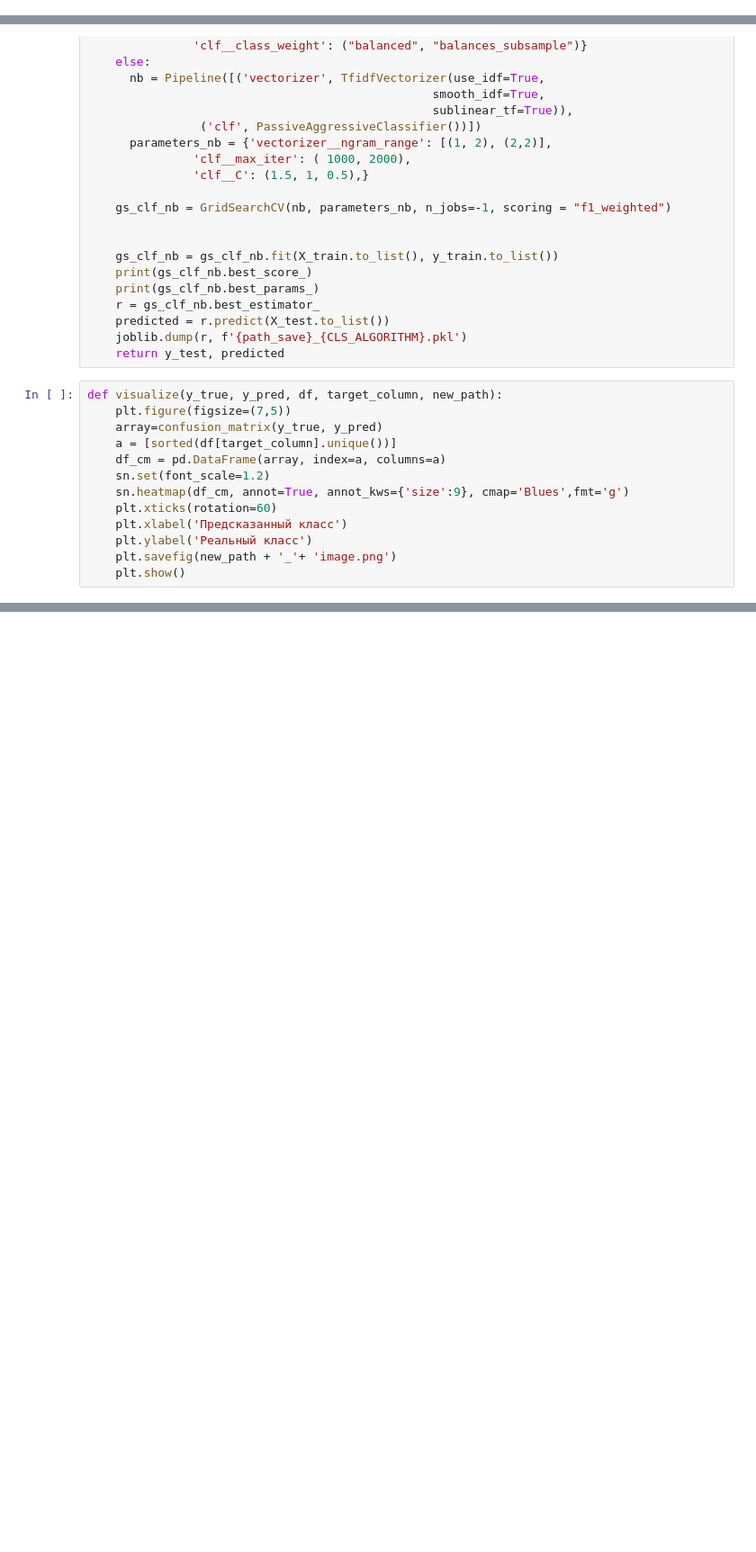
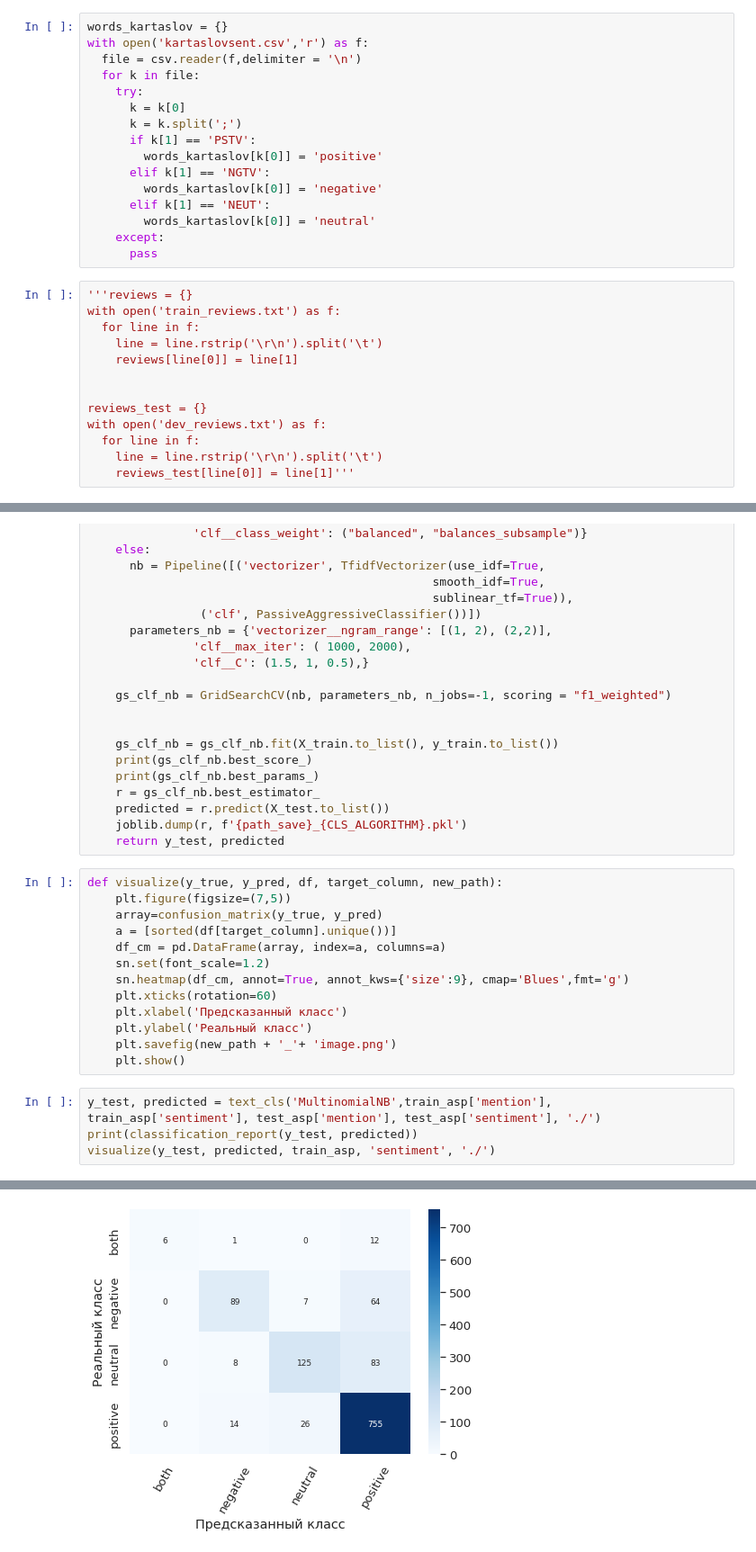
Before and after one commit to kseniakoshkina/nlp-project, a Jupyter notebook: Sentiment.ipynb, the cells around one changed output, grey strips where cells are left out. Shown: that part at 90% size. Saved outputs shown, nothing was run; the diff lists cells and outputs as text; blank space fills up the shorter version.

```diff
--- a/Sentiment.ipynb
+++ b/Sentiment.ipynb
@@ -90,0 +156,29 @@ import json
+# %%
+words_kartaslov = {}
+with open('kartaslovsent.csv','r') as f:
+  file = csv.reader(f,delimiter = '\n')
+  for k in file:
+    try:
+      k = k[0]
+      k = k.split(';')
+      if k[1] == 'PSTV':
+        words_kartaslov[k[0]] = 'positive'
+      elif k[1] == 'NGTV':
+        words_kartaslov[k[0]] = 'negative'
+      elif k[1] == 'NEUT':
+        words_kartaslov[k[0]] = 'neutral'
+    except:
+      pass
+# %%
+'''reviews = {}
+with open('train_reviews.txt') as f:
+  for line in f:
+    line = line.rstrip('\r\n').split('\t')
+    reviews[line[0]] = line[1]
+
+
+reviews_test = {}
+with open('dev_reviews.txt') as f:
+  for line in f:
+    line = line.rstrip('\r\n').split('\t')
+    reviews_test[line[0]] = line[1]'''
@@ -163,3 +585,8 @@ def visualize(y_true, y_pred, df, target_column, new_path):
     plt.ylabel('Реальный класс')
     plt.savefig(new_path + '_'+ 'image.png')
     plt.show()
+# %%
+y_test, predicted = text_cls('MultinomialNB',train_asp['mention'],  train_asp['sentiment'], test_asp['mention'], test_asp['sentiment'], './')
+print(classification_report(y_test, predicted))
+visualize(y_test, predicted, train_asp, 'sentiment', './')
+# %% [output]
@@ -165,0 +605 @@ def visualize(y_true, y_pred, df, target_column, new_path):
+[figure, added]
```
Also changed, not shown: parts of 66 cells of this notebook, 4 other files.
